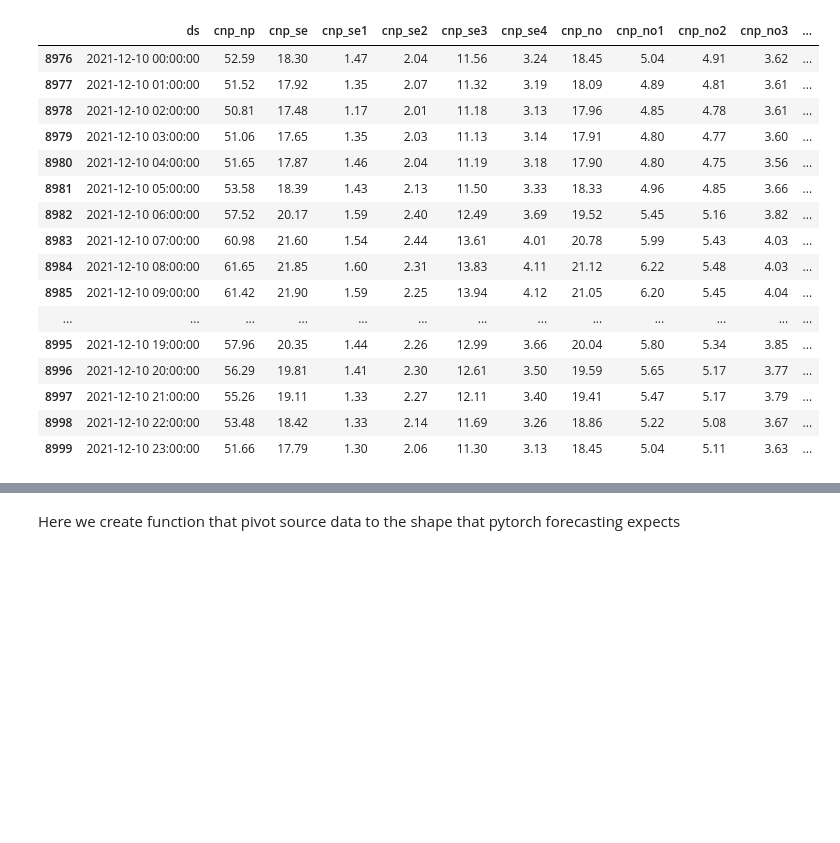
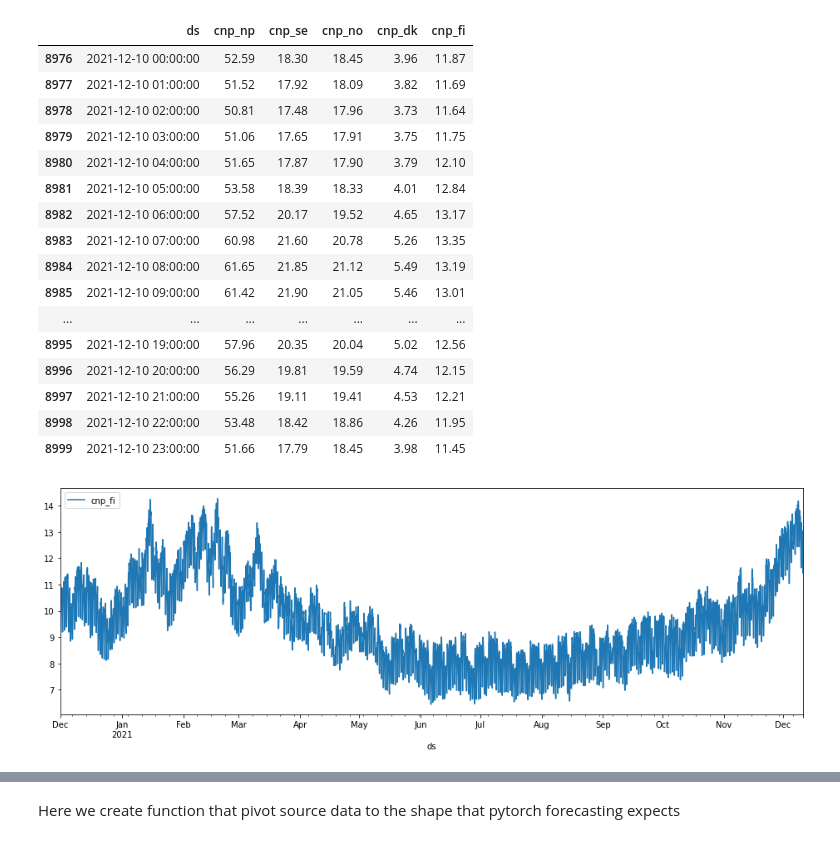
Before and after one commit to Skalolom/zone_cnp_forecasting, a Jupyter notebook: tft_forecasting_model.ipynb, the cells around one changed output, grey strips where cells are left out. Cells and saved outputs as stored; diff of their text form; code cells hidden in the pictures; blank space fills up the shorter version.

```diff
--- a/tft_forecasting_model.ipynb
+++ b/tft_forecasting_model.ipynb
@@ -10,20 +10,48 @@ import numpy as np
 
 warnings.filterwarnings("ignore")
 
+# data_series = [
+#     'CNPNP',
+#     'CNPSE', 'CNPSE1', 'CNPSE2', 'CNPSE3', 'CNPSE4',
+#     'CNPNO', 'CNPNO1', 'CNPNO2', 'CNPNO3',
+#     'CNPDEN', 'CNPDK1', 'CNPDK2',
+#     'CNPFI'
+# ]
+# column_names = [
+#     'cnp_np',
+#     'cnp_se', 'cnp_se1', 'cnp_se2', 'cnp_se3', 'cnp_se4',
+#     'cnp_no', 'cnp_no1', 'cnp_no2', 'cnp_no3',
+#     'cnp_dk', 'cnp_dk1', 'cnp_dk2',
+#     'cnp_fi'
+# ]
+
 data_series = [
     'CNPNP',
-    'CNPSE', 'CNPSE1', 'CNPSE2', 'CNPSE3', 'CNPSE4',
-    'CNPNO', 'CNPNO1', 'CNPNO2', 'CNPNO3',
-    'CNPDEN', 'CNPDK1', 'CNPDK2',
+    'CNPSE',
+    'CNPNO',
+    'CNPDEN',
     'CNPFI'
 ]
 column_names = [
     'cnp_np',
-    'cnp_se', 'cnp_se1', 'cnp_se2', 'cnp_se3', 'cnp_se4',
-    'cnp_no', 'cnp_no1', 'cnp_no2', 'cnp_no3',
-    'cnp_dk', 'cnp_dk1', 'cnp_dk2',
+    'cnp_se',
+    'cnp_no',
+    'cnp_dk',
     'cnp_fi'
 ]
+
+# data_series = [
+#     'CNPNP',
+#     'CNPSE',
+#     'CNPNO',
+#     'CNPFI'
+# ]
+# column_names = [
+#     'cnp_np',
+#     'cnp_se',
+#     'cnp_no',
+#     'cnp_fi'
+# ]
 
 history_start_date = datetime(year=2020, month=12, day=1)
 history_end_date = datetime(year=2021, month=12, day=1)
@@ -37,49 +65,50 @@ request = {
     'token': '8ycj3jSf2DJZOtX',
     #'token': '7EMf0VCcZxcIdBy',
     'emptydata': 'yes',
     'currency': '',
     'dateFormat': 'nbno',
     'numberFormat': 'nothousandsdot',
     'fileformat': 'csv',
     'headers': 'no'
 }
 
 dataUrl = f'https://syspower5.skm.no/api/webquery/execute?{url.urlencode(request)}'
 data = pd.read_csv(dataUrl, sep=';', index_col=0, parse_dates=True, dayfirst=True,
                    header=None, names = ['ds'] + column_names).interpolate().reset_index()
 #
 # plt.figure(figsize=(16, 6))
 # data.plot(x='ds', y='cnp_np', figsize=(16, 5))
-# data.plot(x='ds', y='cnp_fi', figsize=(16, 5))
+data.plot(x='ds', y='cnp_fi', figsize=(16, 5))
 # data.plot(x='ds', y='cnp_se', figsize=(16, 5))
 # data.plot(x='ds', y='cnp_se1', figsize=(16, 5))
 # data.plot(x='ds', y='cnp_se2', figsize=(16, 5))
 # data.plot(x='ds', y='cnp_se3', figsize=(16, 5))
 # data.plot(x='ds', y='cnp_se4', figsize=(16, 5))
 # data.plot(x='ds', y='cnp_no', figsize=(16, 5))
 # data.plot(x='ds', y='cnp_no1', figsize=(16, 5))
 # data.plot(x='ds', y='cnp_no2', figsize=(16, 5))
 # data.plot(x='ds', y='cnp_no3', figsize=(16, 5))
 # data.plot(x='ds', y='cnp_dk', figsize=(16, 5))
 # data.plot(x='ds', y='cnp_dk1', figsize=(16, 5))
 # data.plot(x='ds', y='cnp_dk2', figsize=(16, 5))
 data.tail(24)
 # %% [output]
-|  | ds | cnp_np | cnp_se | cnp_se1 | cnp_se2 | cnp_se3 | cnp_se4 | cnp_no | cnp_no1 | cnp_no2 | cnp_no3 | ... |
-| 8976 | 2021-12-10 00:00:00 | 52.59 | 18.30 | 1.47 | 2.04 | 11.56 | 3.24 | 18.45 | 5.04 | 4.91 | 3.62 | ... |
-| 8977 | 2021-12-10 01:00:00 | 51.52 | 17.92 | 1.35 | 2.07 | 11.32 | 3.19 | 18.09 | 4.89 | 4.81 | 3.61 | ... |
-| 8978 | 2021-12-10 02:00:00 | 50.81 | 17.48 | 1.17 | 2.01 | 11.18 | 3.13 | 17.96 | 4.85 | 4.78 | 3.61 | ... |
-| 8979 | 2021-12-10 03:00:00 | 51.06 | 17.65 | 1.35 | 2.03 | 11.13 | 3.14 | 17.91 | 4.80 | 4.77 | 3.60 | ... |
-| 8980 | 2021-12-10 04:00:00 | 51.65 | 17.87 | 1.46 | 2.04 | 11.19 | 3.18 | 17.90 | 4.80 | 4.75 | 3.56 | ... |
-| 8981 | 2021-12-10 05:00:00 | 53.58 | 18.39 | 1.43 | 2.13 | 11.50 | 3.33 | 18.33 | 4.96 | 4.85 | 3.66 | ... |
-| 8982 | 2021-12-10 06:00:00 | 57.52 | 20.17 | 1.59 | 2.40 | 12.49 | 3.69 | 19.52 | 5.45 | 5.16 | 3.82 | ... |
-| 8983 | 2021-12-10 07:00:00 | 60.98 | 21.60 | 1.54 | 2.44 | 13.61 | 4.01 | 20.78 | 5.99 | 5.43 | 4.03 | ... |
-| 8984 | 2021-12-10 08:00:00 | 61.65 | 21.85 | 1.60 | 2.31 | 13.83 | 4.11 | 21.12 | 6.22 | 5.48 | 4.03 | ... |
-| 8985 | 2021-12-10 09:00:00 | 61.42 | 21.90 | 1.59 | 2.25 | 13.94 | 4.12 | 21.05 | 6.20 | 5.45 | 4.04 | ... |
-| ... | ... | ... | ... | ... | ... | ... | ... | ... | ... | ... | ... | ... |
-| 8995 | 2021-12-10 19:00:00 | 57.96 | 20.35 | 1.44 | 2.26 | 12.99 | 3.66 | 20.04 | 5.80 | 5.34 | 3.85 | ... |
-| 8996 | 2021-12-10 20:00:00 | 56.29 | 19.81 | 1.41 | 2.30 | 12.61 | 3.50 | 19.59 | 5.65 | 5.17 | 3.77 | ... |
-| 8997 | 2021-12-10 21:00:00 | 55.26 | 19.11 | 1.33 | 2.27 | 12.11 | 3.40 | 19.41 | 5.47 | 5.17 | 3.79 | ... |
-| 8998 | 2021-12-10 22:00:00 | 53.48 | 18.42 | 1.33 | 2.14 | 11.69 | 3.26 | 18.86 | 5.22 | 5.08 | 3.67 | ... |
-| 8999 | 2021-12-10 23:00:00 | 51.66 | 17.79 | 1.30 | 2.06 | 11.30 | 3.13 | 18.45 | 5.04 | 5.11 | 3.63 | ... |
+|  | ds | cnp_np | cnp_se | cnp_no | cnp_dk | cnp_fi |
+| 8976 | 2021-12-10 00:00:00 | 52.59 | 18.30 | 18.45 | 3.96 | 11.87 |
+| 8977 | 2021-12-10 01:00:00 | 51.52 | 17.92 | 18.09 | 3.82 | 11.69 |
+| 8978 | 2021-12-10 02:00:00 | 50.81 | 17.48 | 17.96 | 3.73 | 11.64 |
+| 8979 | 2021-12-10 03:00:00 | 51.06 | 17.65 | 17.91 | 3.75 | 11.75 |
+| 8980 | 2021-12-10 04:00:00 | 51.65 | 17.87 | 17.90 | 3.79 | 12.10 |
+| 8981 | 2021-12-10 05:00:00 | 53.58 | 18.39 | 18.33 | 4.01 | 12.84 |
+| 8982 | 2021-12-10 06:00:00 | 57.52 | 20.17 | 19.52 | 4.65 | 13.17 |
+| 8983 | 2021-12-10 07:00:00 | 60.98 | 21.60 | 20.78 | 5.26 | 13.35 |
+| 8984 | 2021-12-10 08:00:00 | 61.65 | 21.85 | 21.12 | 5.49 | 13.19 |
+| 8985 | 2021-12-10 09:00:00 | 61.42 | 21.90 | 21.05 | 5.46 | 13.01 |
+| ... | ... | ... | ... | ... | ... | ... |
+| 8995 | 2021-12-10 19:00:00 | 57.96 | 20.35 | 20.04 | 5.02 | 12.56 |
+| 8996 | 2021-12-10 20:00:00 | 56.29 | 19.81 | 19.59 | 4.74 | 12.15 |
+| 8997 | 2021-12-10 21:00:00 | 55.26 | 19.11 | 19.41 | 4.53 | 12.21 |
+| 8998 | 2021-12-10 22:00:00 | 53.48 | 18.42 | 18.86 | 4.26 | 11.95 |
+| 8999 | 2021-12-10 23:00:00 | 51.66 | 17.79 | 18.45 | 3.98 | 11.45 |
+[figure, added]
 # %%
```
Also changed, not shown: parts of 22 cells of this notebook, 1 other file.
